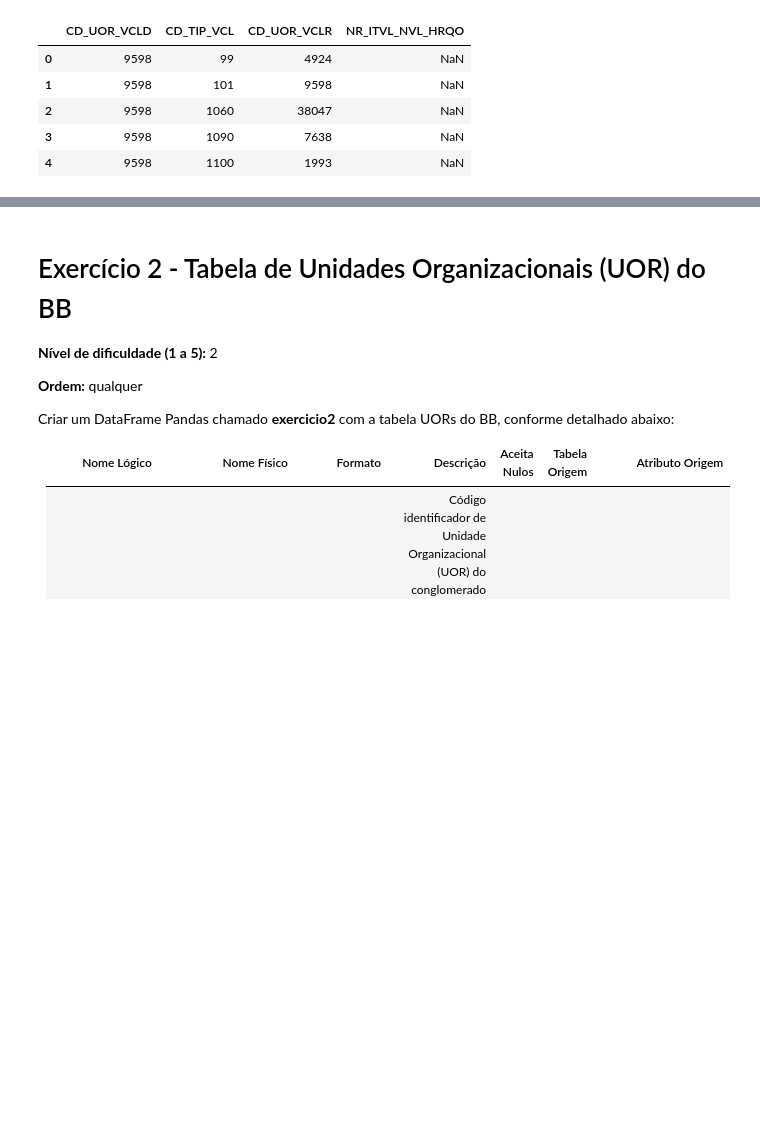
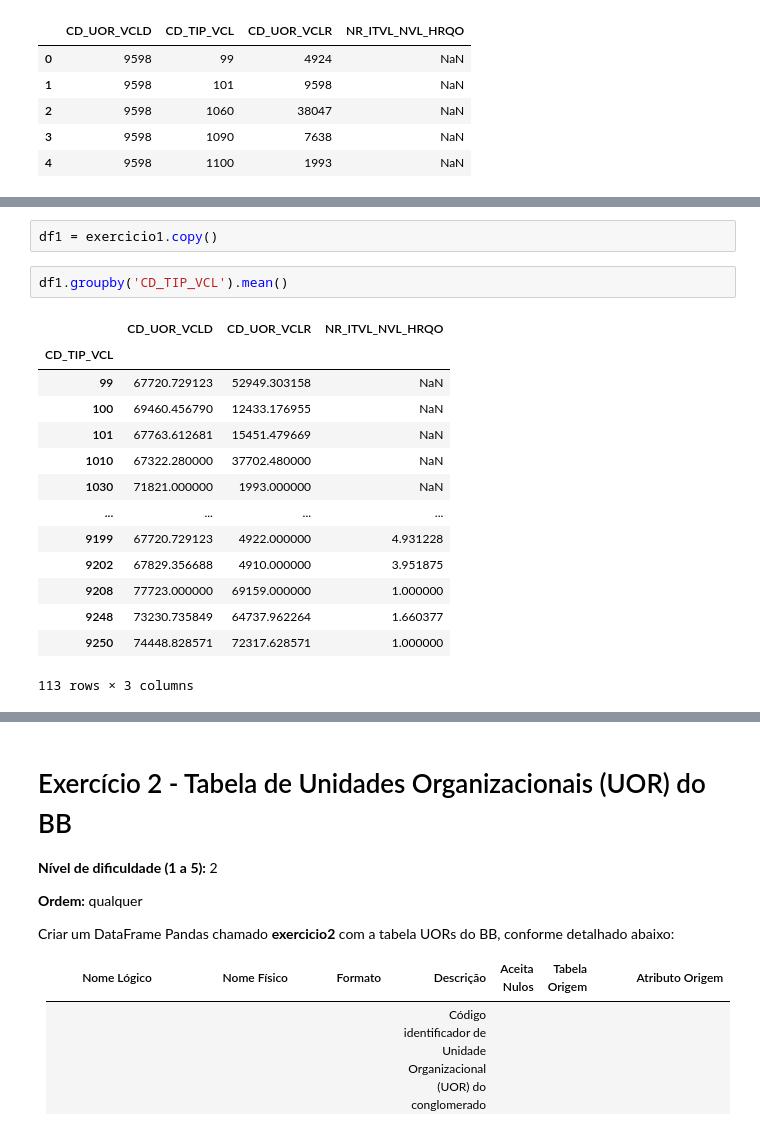
Before and after one commit to fabioobm/desafio_engenharia, a Jupyter notebook: F3157395_engenharia.ipynb, the cells around one changed output, grey strips where cells are left out. Drawn from its saved outputs; the diff is of its cells as text; blank space fills up the shorter version.

```diff
--- a/F3157395_engenharia.ipynb
+++ b/F3157395_engenharia.ipynb
@@ -286,0 +321,19 @@ exercicio1.head()
+# %%
+df1 = exercicio1.copy()
+# %%
+df1.groupby('CD_TIP_VCL').mean()
+# %% [output]
+|  | CD_UOR_VCLD | CD_UOR_VCLR | NR_ITVL_NVL_HRQO |
+| CD_TIP_VCL |  |  |  |
+| 99 | 67720.729123 | 52949.303158 | NaN |
+| 100 | 69460.456790 | 12433.176955 | NaN |
+| 101 | 67763.612681 | 15451.479669 | NaN |
+| 1010 | 67322.280000 | 37702.480000 | NaN |
+| 1030 | 71821.000000 | 1993.000000 | NaN |
+| ... | ... | ... | ... |
+| 9199 | 67720.729123 | 4922.000000 | 4.931228 |
+| 9202 | 67829.356688 | 4910.000000 | 3.951875 |
+| 9208 | 77723.000000 | 69159.000000 | 1.000000 |
+| 9248 | 73230.735849 | 64737.962264 | 1.660377 |
+| 9250 | 74448.828571 | 72317.628571 | 1.000000 |
+113 rows × 3 columns
```
Also changed, not shown: parts of 12 cells of this notebook.
